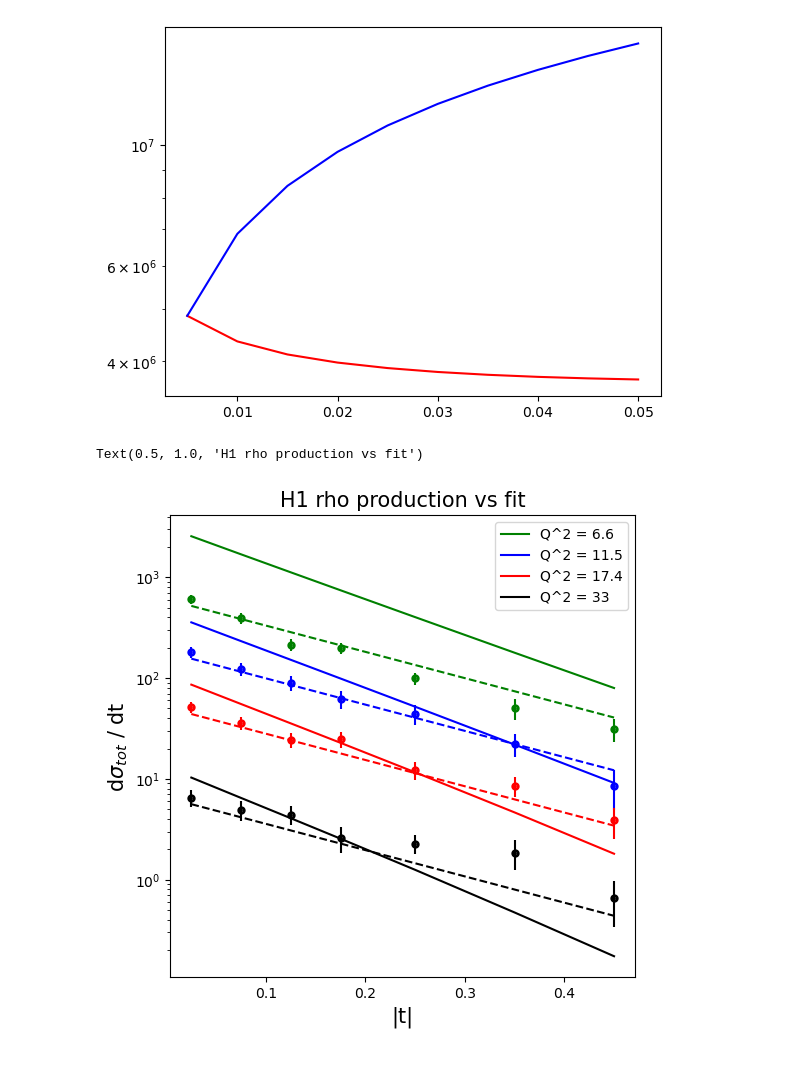
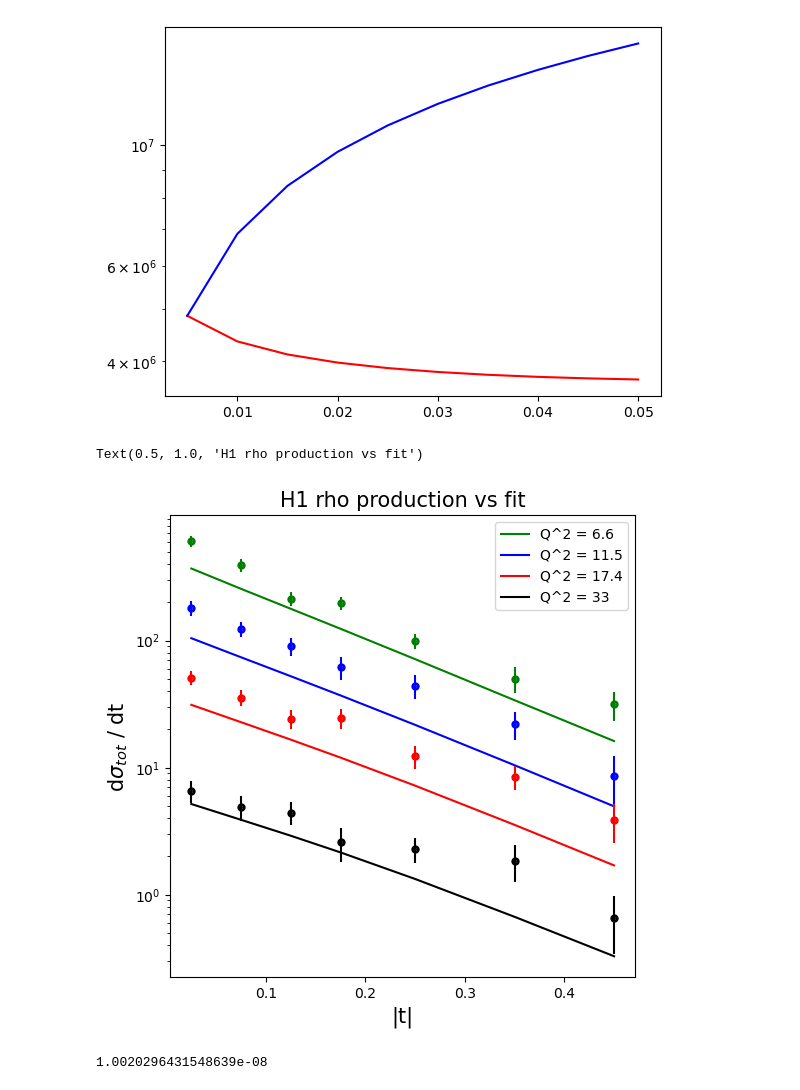
Before and after one commit to yuxunguo/GUMP-Global-GPDs, a Jupyter notebook: Untitled.ipynb, the cells around one changed output. Cells and saved outputs as stored; diff of their text form; code cells hidden in the pictures.

Commit message:
DVMP NS problems
Still gives a bad chi^2

```diff
--- a/Untitled.ipynb
+++ b/Untitled.ipynb
@@ -15,6 +15,7 @@ import os
 Paralst_Unp=pd.read_csv('GUMP_Params/Para_Unp.csv', header=None).to_numpy()[0]
 
 Para_Unp_All_rho    = ParaManager_Unp(Paralst_Unp[:-2])
+AmpNorm = Paralst_Unp[-2]
 
 #params for testing
 
@@ -22,10 +23,13 @@ def rho_dq_LO(y,xB,t,Q):
 
     [HTFF_rho, ETFF_rho] = minim.TFF_theo(xB, t, np.sqrt(Q),Para_Unp_All_rho,1,1)
 
-    return 2 * np.pi * dvmp.dsigma_dt(y, xB, t, np.sqrt(Q), 1, HTFF_rho, ETFF_rho)
+    return AmpNorm**2 * 2 * np.pi * dvmp.dsigma_dt(y, xB, t, np.sqrt(Q), 1, HTFF_rho, ETFF_rho)
 
 def rho_dq(y,xB,t,Q):
 
     [HTFF_rho, ETFF_rho] = minim.TFF_theo(xB, t, np.sqrt(Q),Para_Unp_All_rho,1,2)
 
-    return 2 * np.pi * dvmp.dsigma_dt(y, xB, t, np.sqrt(Q), 1, HTFF_rho, ETFF_rho)
+    return  AmpNorm**2 * 2 * np.pi * dvmp.dsigma_dt(y, xB, t, np.sqrt(Q), 1, HTFF_rho, ETFF_rho)
+
+#print(minim.TFF_theo(0.01, -0.1, ,Para_Unp_All_rho,3,2))
+print(rho_dq(0.063,0.001,-0.025,4))
@@ -160,26 +170,26 @@ err_rho_H1_33 = np.array([1.3,1.09,0.92,0.77,0.49,0.6,0.32])
 # %%
 t_points_H = np.array([0.025,0.075,0.125,0.175,0.25,0.35,0.45])
 plt.figure(figsize=(6,6))
-plt.plot(t_points_H,0.001*rho_t_points_Q2_6p6,'g-',label='Q^2 = 6.6')
+plt.plot(t_points_H,0.1*rho_t_points_Q2_6p6,'g-',label='Q^2 = 6.6')
 plt.errorbar(t_points_H,rho_H1_6p6,err_rho_H1_6p6, marker='o', color='g', ms=2, mew=4, ls='none')
-plt.plot(t_points_H,rho_H1_6p6[0]*np.exp(-6*t_points),'g--')
-plt.plot(t_points_H,0.001*rho_t_points_Q2_11p5,'b-',label='Q^2 = 11.5')
+#plt.plot(t_points_H,rho_H1_6p6[0]*np.exp(-6*t_points),'g--')
+plt.plot(t_points_H,0.1*rho_t_points_Q2_11p5,'b-',label='Q^2 = 11.5')
 plt.errorbar(t_points_H,rho_H1_11p5,err_rho_H1_11p5, marker='o', color='b', ms=2, mew=4, ls='none')
-plt.plot(t_points_H,rho_H1_11p5[0]*np.exp(-6*t_points),'b--')
-plt.plot(t_points_H,0.001*rho_t_points_Q2_17p4,'r-',label='Q^2 = 17.4')
+#plt.plot(t_points_H,rho_H1_11p5[0]*np.exp(-6*t_points),'b--')
+plt.plot(t_points_H,0.1*rho_t_points_Q2_17p4,'r-',label='Q^2 = 17.4')
 plt.errorbar(t_points_H,rho_H1_17p4,err_rho_H1_17p4, marker='o', color='r', ms=2, mew=4, ls='none')
-plt.plot(t_points_H,rho_H1_17p4[0]*np.exp(-6*t_points),'r--')
-plt.plot(t_points_H,0.001*rho_t_points_Q2_33,'k-',label='Q^2 = 33')
+#plt.plot(t_points_H,rho_H1_17p4[0]*np.exp(-6*t_points),'r--')
+plt.plot(t_points_H,0.1*rho_t_points_Q2_33,'k-',label='Q^2 = 33')
 plt.errorbar(t_points_H,rho_H1_33,err_rho_H1_33, marker='o', color='k', ms=2, mew=4, ls='none')
-plt.plot(t_points_H,rho_H1_33[0]*np.exp(-6*t_points),'k--')
+#plt.plot(t_points_H,rho_H1_33[0]*np.exp(-6*t_points),'k--')
 plt.xlabel("|t|",size=15)
 plt.ylabel("d$\sigma_{tot}$ / dt",size=15)
 plt.yscale('log')
 plt.legend()
 plt.title('H1 rho production vs fit',size=15)
 # %% [output]
 Text(0.5, 1.0, 'H1 rho production vs fit')
-[figure, old version]
+[figure, new version]
 # %%
 def TFF_LO:
     j=np.linspace(-150,150,100)
@@ -279,0 +213,4 @@ def dsigma_dt(y: float, xB: float, t: float, Q: float, HTFF: complex, ETFF: comp
+# %%
+prefac_phi(0.063,0.01,-0.075 ,10, 1)
+# %% [output]
+1.0020296431548639e-08
```
Also changed, not shown: parts of 18 cells of this notebook, 6 other files.
